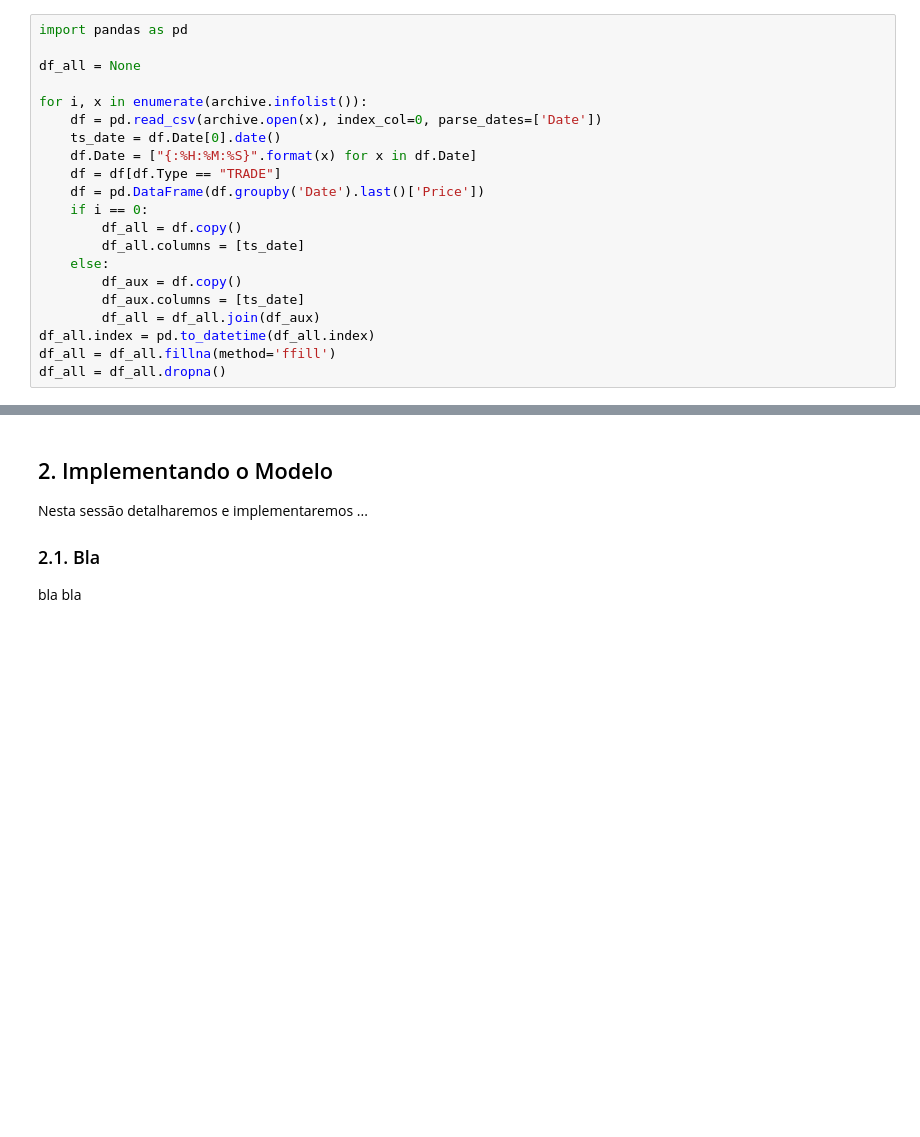
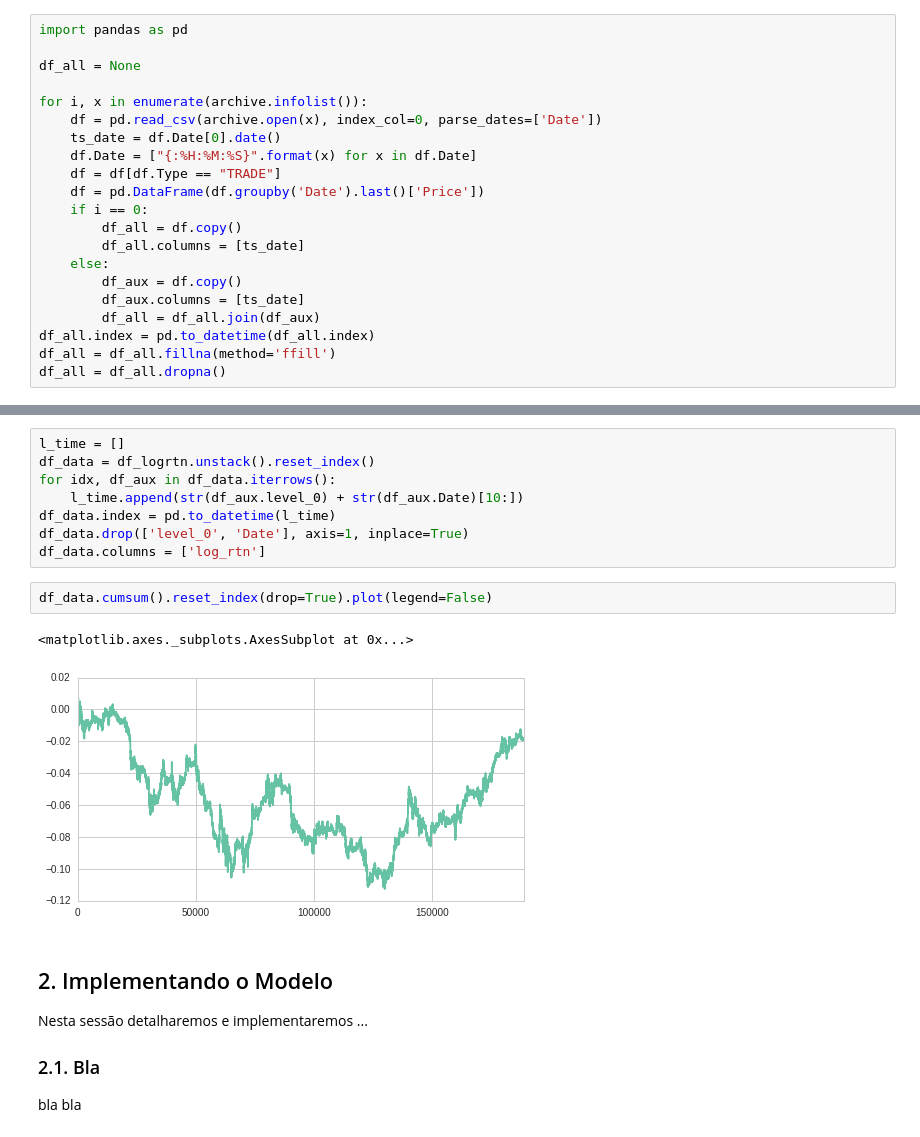
Before and after one commit to ucaiado/VectorAutoregression_Model, a Jupyter notebook: report.ipynb, the cells around one changed output, grey strips where cells are left out. Drawn from its saved outputs; the diff is of its cells as text; blank space fills up the shorter version.

```diff
--- a/report.ipynb
+++ b/report.ipynb
@@ -96,3 +111,16 @@ ax.set_ylabel('Return');
+# %%
+l_time = []
+df_data = df_logrtn.unstack().reset_index()
+for idx, df_aux in df_data.iterrows():
+    l_time.append(str(df_aux.level_0) + str(df_aux.Date)[10:])
+df_data.index = pd.to_datetime(l_time)
+df_data.drop(['level_0', 'Date'], axis=1, inplace=True)
+df_data.columns = ['log_rtn']
+# %%
+df_data.cumsum().reset_index(drop=True).plot(legend=False)
+# %% [output]
+<matplotlib.axes._subplots.AxesSubplot at 0x...>
+[figure, added]
 # %% [markdown]
 ## 2. Implementando o Modelo
 
```
Also changed, not shown: parts of 6 cells of this notebook, 1 other file.
